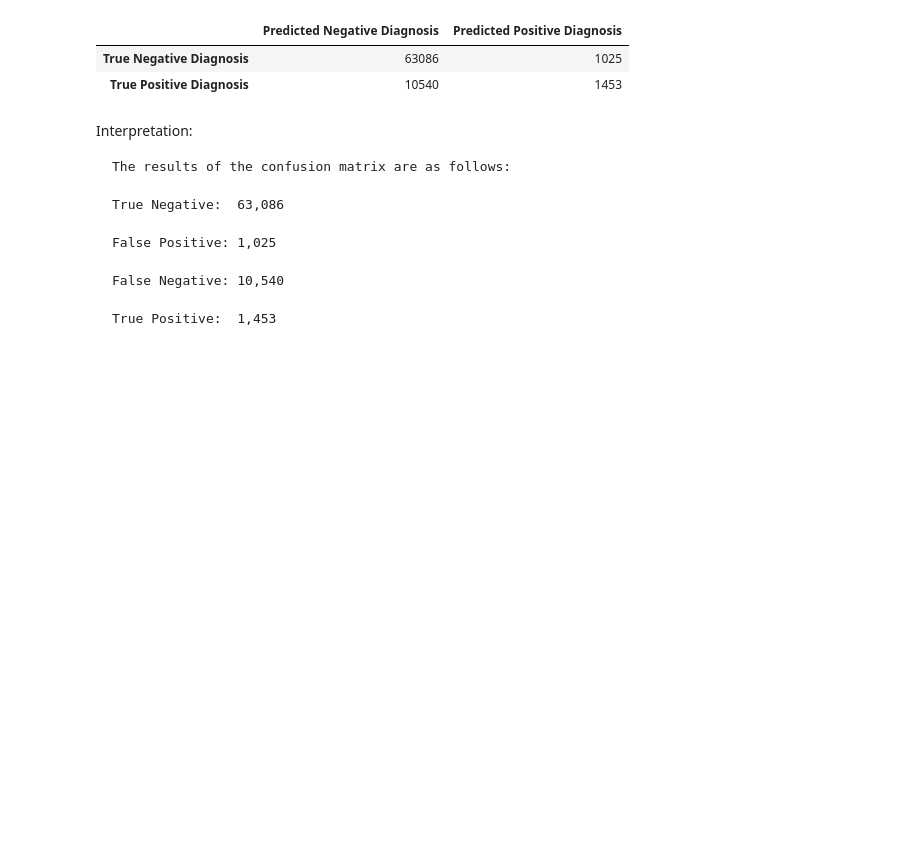
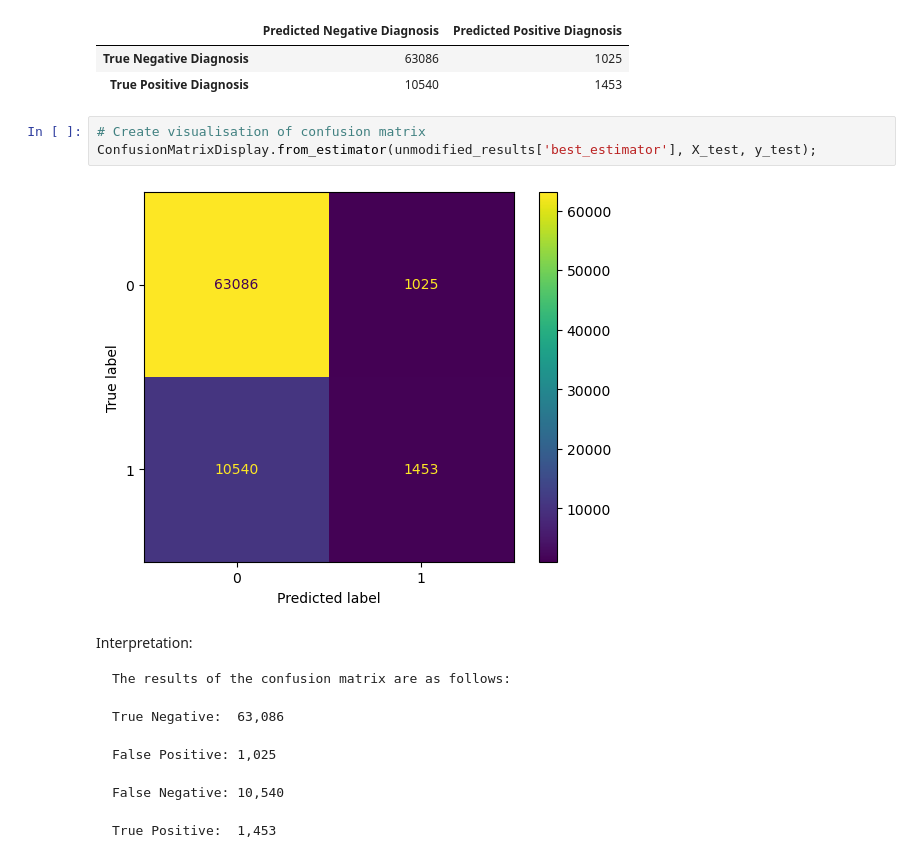
Before and after one commit to diego2017/capstone_disease_predictor, a Jupyter notebook: notebooks/05-decision-tree.ipynb, the cells around one changed output. Saved outputs shown, nothing was run; the diff lists cells and outputs as text; blank space fills up the shorter version.

```diff
--- a/notebooks/05-decision-tree.ipynb
+++ b/notebooks/05-decision-tree.ipynb
@@ -154,6 +154,11 @@ display(cf_df)
 |  | Predicted Negative Diagnosis | Predicted Positive Diagnosis |
 | True Negative Diagnosis | 63086 | 1025 |
 | True Positive Diagnosis | 10540 | 1453 |
+# %%
+# Create visualisation of confusion matrix
+ConfusionMatrixDisplay.from_estimator(unmodified_results['best_estimator'], X_test, y_test);
+# %% [output]
+[figure, added]
 # %% [markdown]
 Interpretation:
 
```
Also changed, not shown: parts of 10 cells of this notebook, 5 other files.
